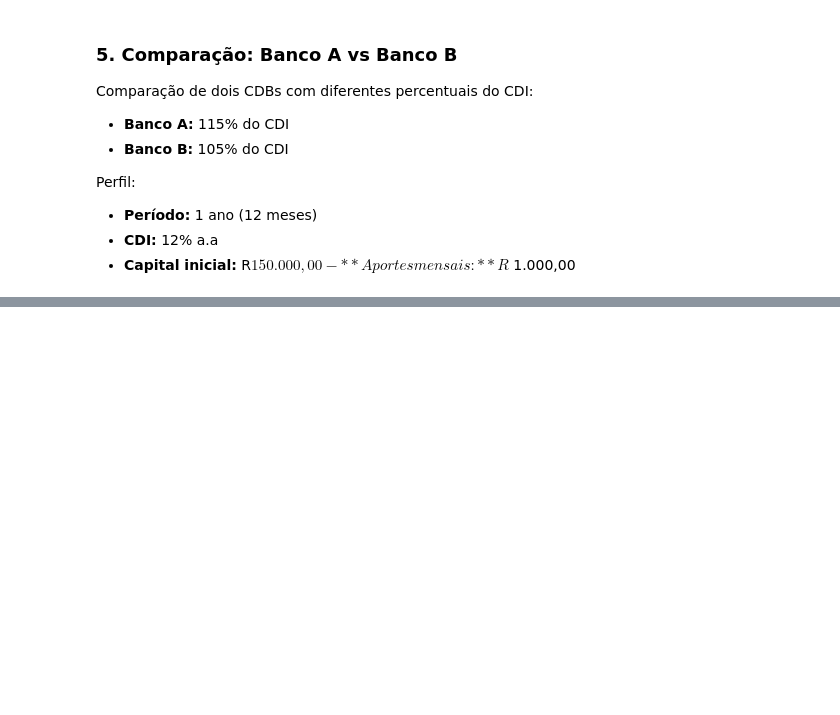
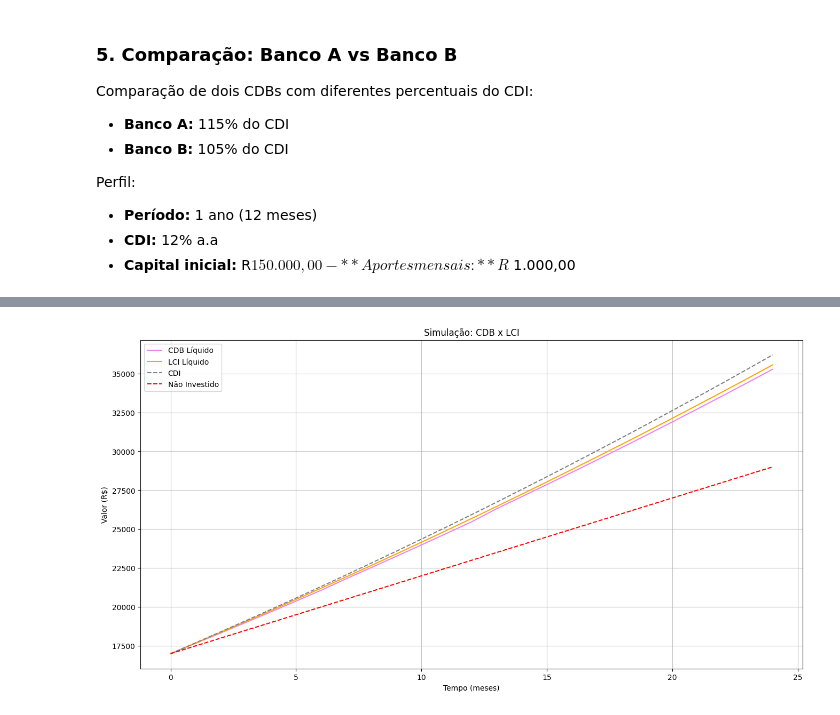
Before and after one commit to saulohpm/simulador-cdi, a Jupyter notebook: notebooks/analises.ipynb, the cells around one changed output, grey strips where cells are left out. Cells and saved outputs as stored; diff of their text form; code cells hidden in the pictures; blank space fills up the shorter version.

Commit message:
Versão 2.1
- Melhorias e correções nos arquivos CONCEITOS.md e README.md
- Adicionada uma simulação entre um título CDB e um LCI no notebook de análises

```diff
--- a/notebooks/analises.ipynb
+++ b/notebooks/analises.ipynb
@@ -122,0 +137,31 @@ plt.show()
+# %%
+periodo = 12 * 2
+CDI = cdi_atual
+capital = 17000
+aportes = 500
+
+CDB = 105
+LCI = 92
+
+plt.figure(figsize=(16,8))
+
+# Cálculo para CDB
+retorno_CDB = calcular_titulo(periodo, CDI, CDB, capital, aportes)
+plt.plot(retorno_CDB[4], retorno_CDB[3], color='violet', linestyle='-', label='CDB Líquido')
+
+# Cálculo para LCI
+retorno_LCI = calcular_titulo(periodo, CDI, LCI, capital, aportes, 'LCI')
+plt.plot(retorno_LCI[4], retorno_LCI[3], color='orange', linestyle='-', label='LCI Líquido')
+
+# CDI e Caixa
+plt.plot(retorno_CDB[4], retorno_CDB[1], color='gray', linestyle='--', label='CDI')
+plt.plot(retorno_CDB[4], retorno_CDB[2], color='red', linestyle='--', label='Não Investido')
+
+plt.title("Simulação: CDB x LCI")
+plt.xlabel("Tempo (meses)")
+plt.ylabel("Valor (R$)")
+plt.grid(True, alpha=0.75)
+plt.legend()
+plt.show()
+# %% [output]
+[figure, added]
```
Also changed, not shown: parts of 3 cells of this notebook, 3 other files.
